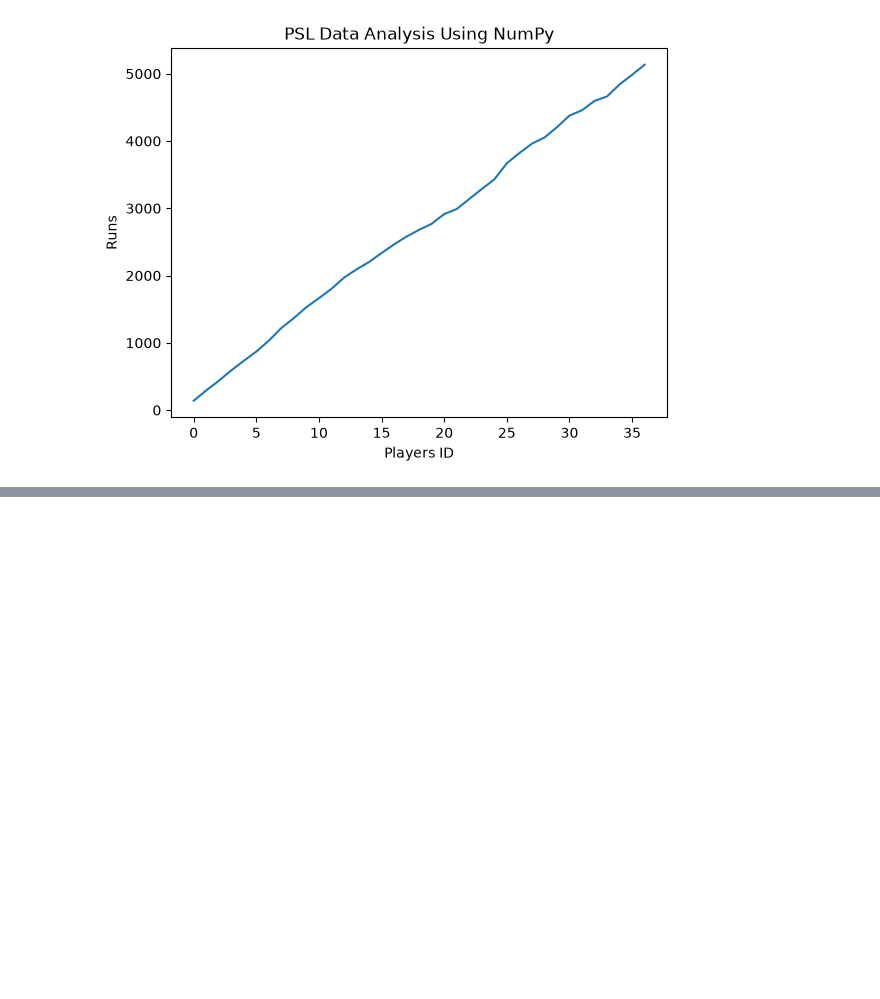
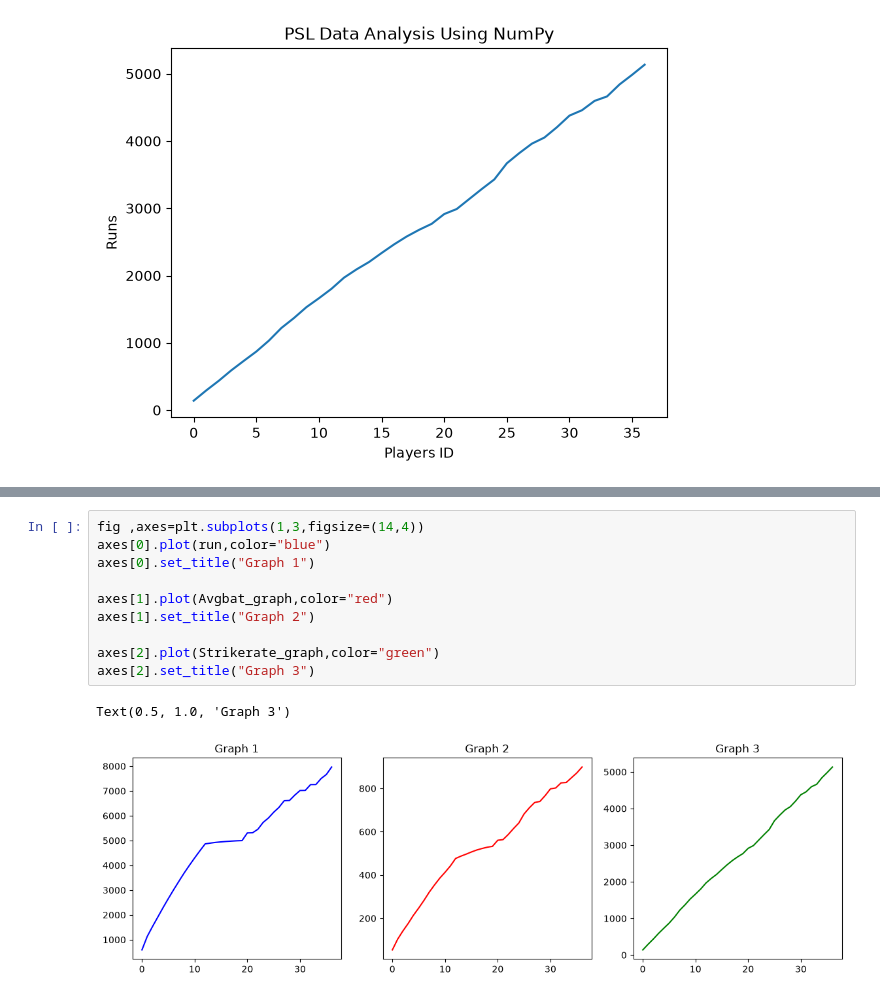
Before and after one commit to abdurrehmanabid5002-hub/Python-Learning, a Jupyter notebook: Numpy/PSL Data Analysis.ipynb, the cells around one changed output, grey strips where cells are left out. Saved outputs shown, nothing was run; the diff lists cells and outputs as text; blank space fills up the shorter version.

```diff
--- a/Numpy/PSL Data Analysis.ipynb
+++ b/Numpy/PSL Data Analysis.ipynb
@@ -222,3 +223,16 @@ plt.show
 # %% [output]
 <function matplotlib.pyplot.show(close=None, block=None)>
 [figure]
+# %%
+fig ,axes=plt.subplots(1,3,figsize=(14,4))
+axes[0].plot(run,color="blue")
+axes[0].set_title("Graph 1")
+
+axes[1].plot(Avgbat_graph,color="red")
+axes[1].set_title("Graph 2")
+
+axes[2].plot(Strikerate_graph,color="green")
+axes[2].set_title("Graph 3")
+# %% [output]
+Text(0.5, 1.0, 'Graph 3')
+[figure, added]
```
Also changed, not shown: parts of 3 cells of this notebook.
